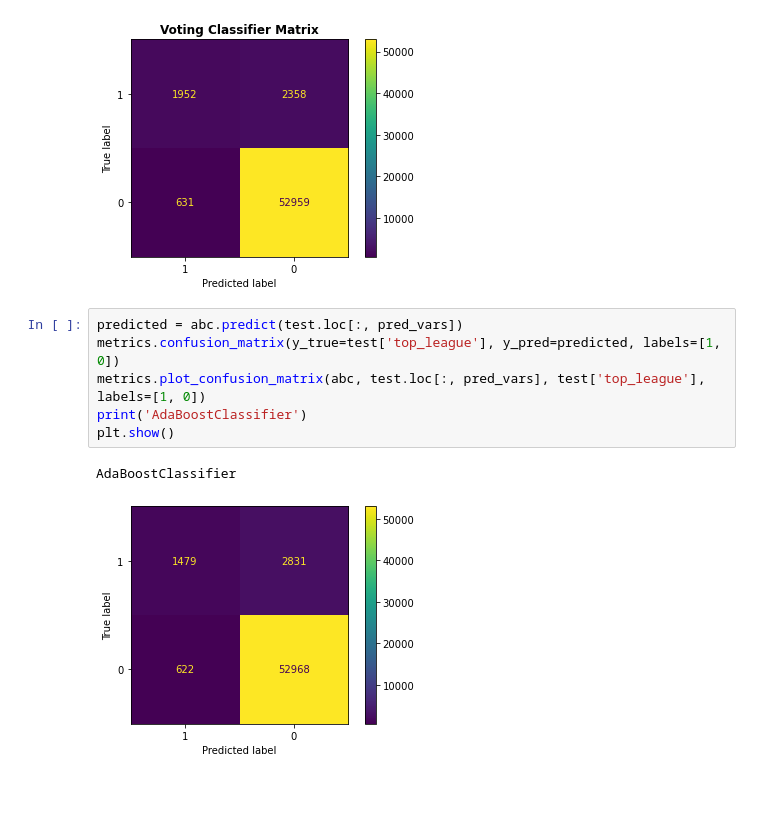
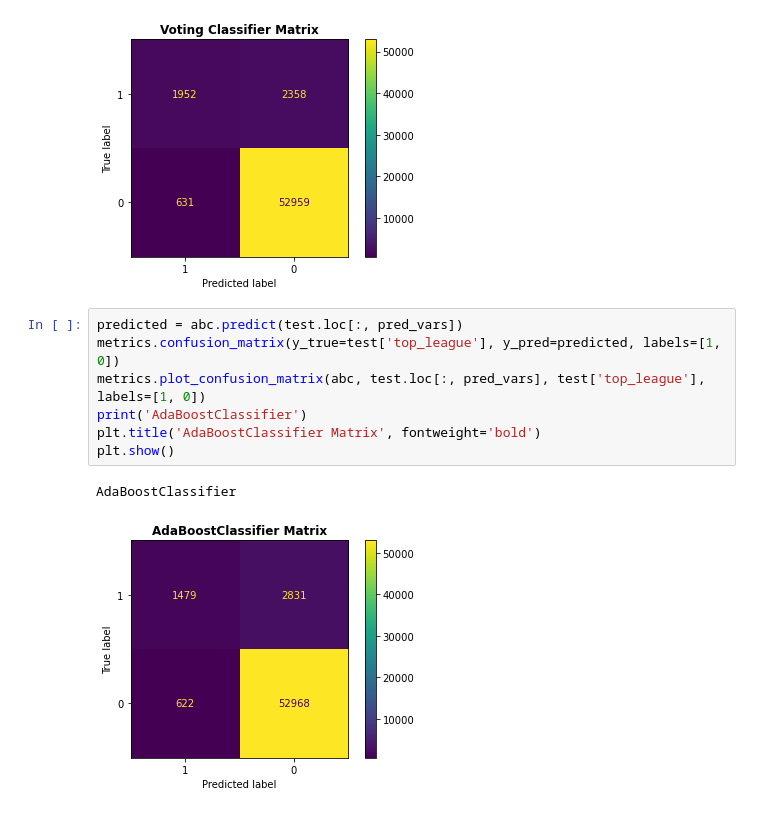
Before and after one commit to nahomjd/BFOR-516-Project, a Jupyter notebook: models/Category Models.ipynb, the cells around one changed output. Cells and saved outputs as stored; diff of their text form.

```diff
--- a/models/Category Models.ipynb
+++ b/models/Category Models.ipynb
@@ -339,9 +341,10 @@ Voting Classifier Soft
 # %%
 predicted = abc.predict(test.loc[:, pred_vars])
 metrics.confusion_matrix(y_true=test['top_league'], y_pred=predicted, labels=[1, 0])
 metrics.plot_confusion_matrix(abc, test.loc[:, pred_vars], test['top_league'], labels=[1, 0])
 print('AdaBoostClassifier')
+plt.title('AdaBoostClassifier Matrix', fontweight='bold')
 plt.show()
 # %% [output]
 AdaBoostClassifier
-[figure, old version]
+[figure, new version]
```
Also changed, not shown: parts of 2 cells of this notebook.
